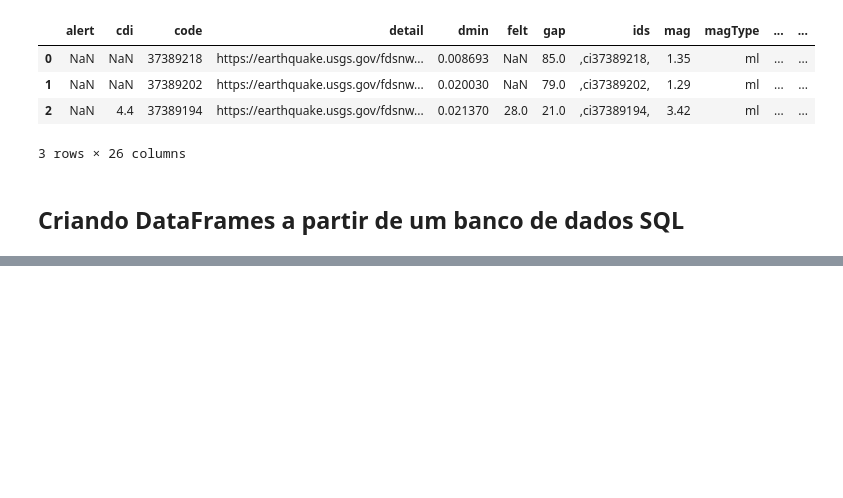
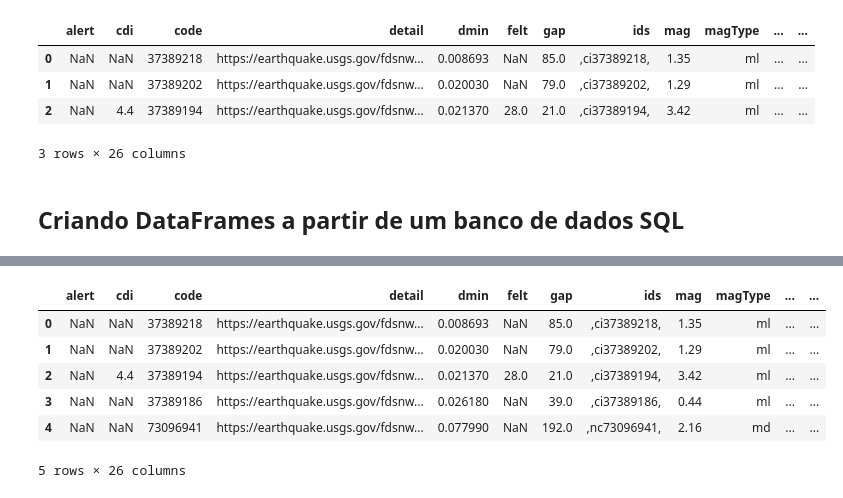
Before and after one commit to igoandrade/python_learning, a Jupyter notebook: data_analysis_pandas/chap_02/chap_02.ipynb, the cells around one changed output, grey strips where cells are left out. Cells and saved outputs as stored; diff of their text form; code cells hidden in the pictures; blank space fills up the shorter version.

```diff
--- a/data_analysis_pandas/chap_02/chap_02.ipynb
+++ b/data_analysis_pandas/chap_02/chap_02.ipynb
@@ -181,0 +274,12 @@ with sqlite3.connect('data/quakes.db') as connection:
+# %%
+# Carregamento dos dados
+df = pd.read_csv('data/earthquakes.csv')
+df.head()
+# %% [output]
+|  | alert | cdi | code | detail | dmin | felt | gap | ids | mag | magType | ... | ... |
+| 0 | NaN | NaN | 37389218 | https://earthquake.usgs.gov/fdsnw... | 0.008693 | NaN | 85.0 | ,ci37389218, | 1.35 | ml | ... | ... |
+| 1 | NaN | NaN | 37389202 | https://earthquake.usgs.gov/fdsnw... | 0.020030 | NaN | 79.0 | ,ci37389202, | 1.29 | ml | ... | ... |
+| 2 | NaN | 4.4 | 37389194 | https://earthquake.usgs.gov/fdsnw... | 0.021370 | 28.0 | 21.0 | ,ci37389194, | 3.42 | ml | ... | ... |
+| 3 | NaN | NaN | 37389186 | https://earthquake.usgs.gov/fdsnw... | 0.026180 | NaN | 39.0 | ,ci37389186, | 0.44 | ml | ... | ... |
+| 4 | NaN | NaN | 73096941 | https://earthquake.usgs.gov/fdsnw... | 0.077990 | NaN | 192.0 | ,nc73096941, | 2.16 | md | ... | ... |
+5 rows × 26 columns
```
Also changed, not shown: parts of 33 cells of this notebook, 2 other files.
